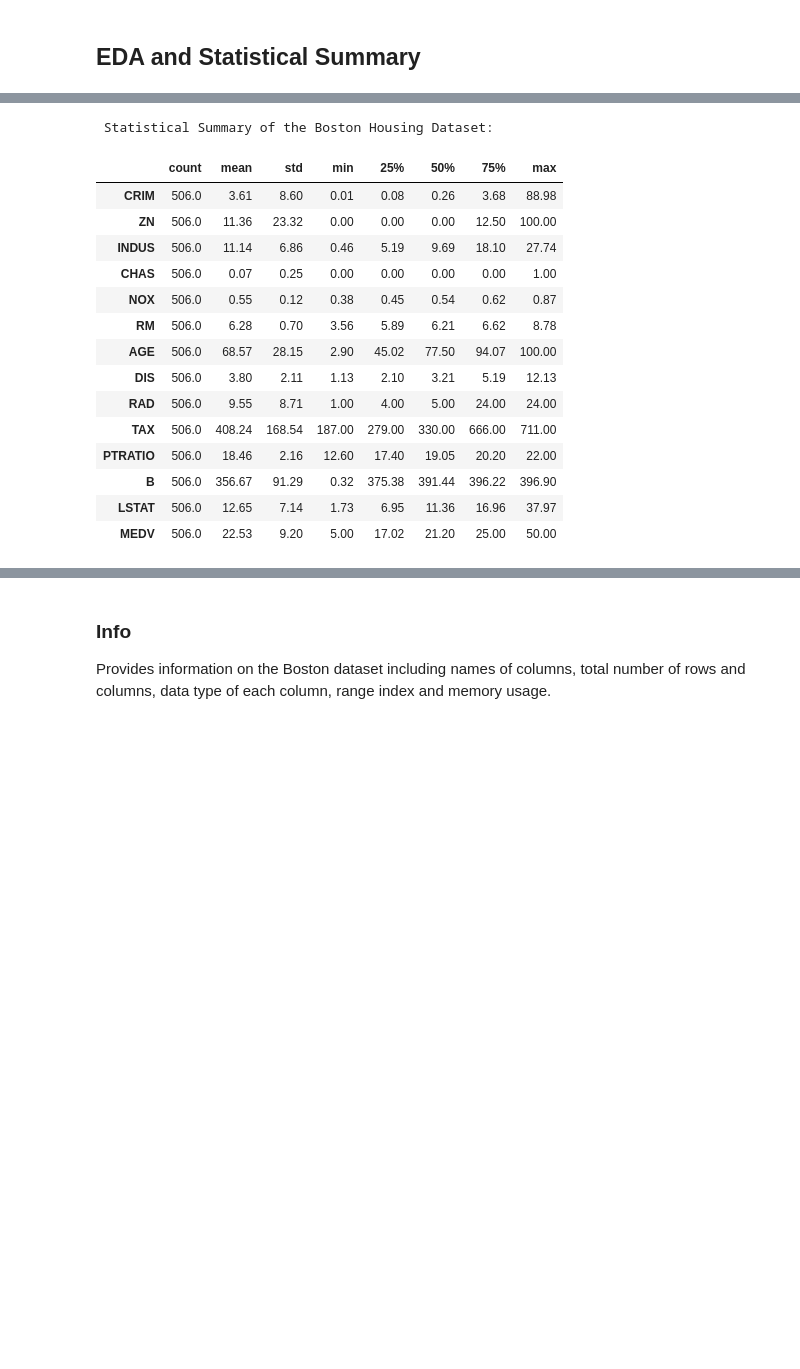
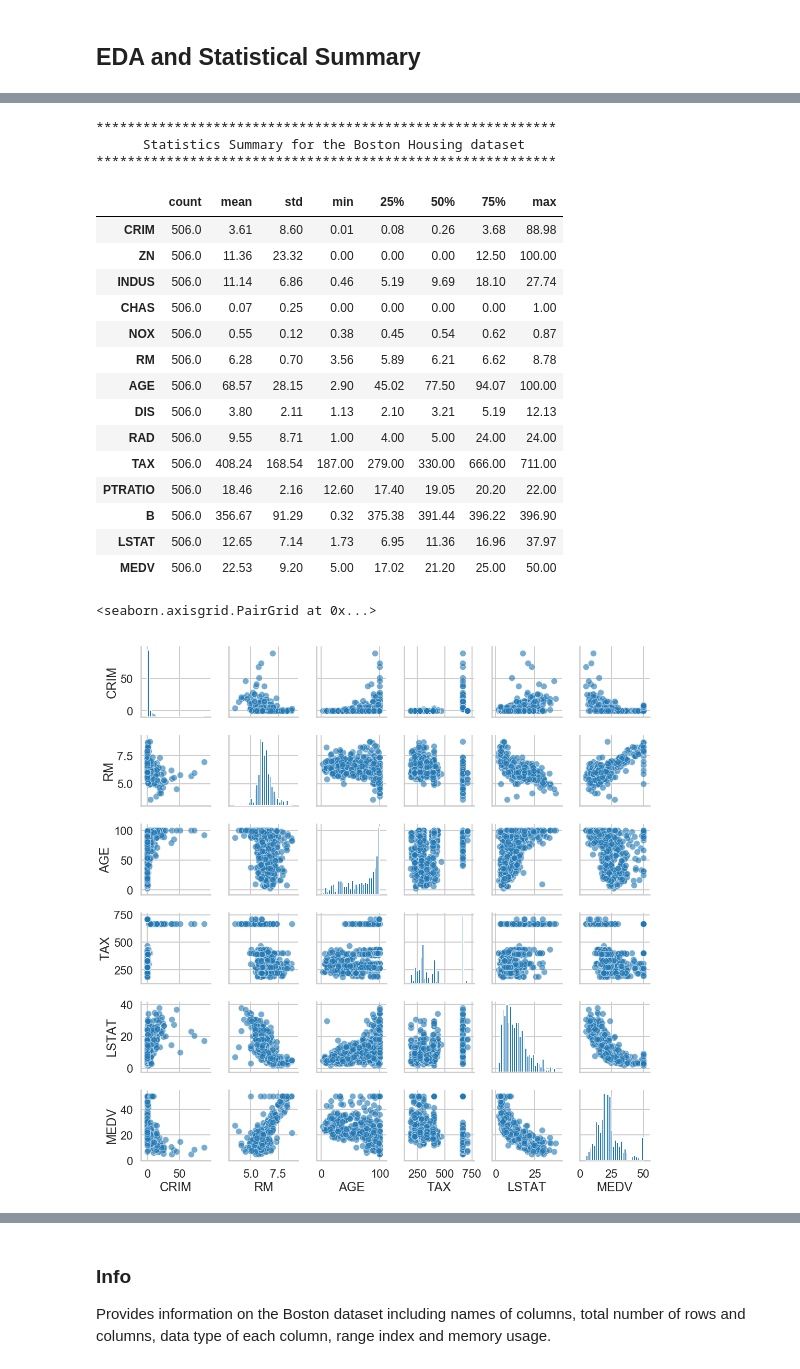
Before and after one commit to Roisin-Fallon/Machine-Learning-and-Statistics-Assessment-2019, a Jupyter notebook: Project.ipynb, the cells around one changed output, grey strips where cells are left out. Saved outputs shown, nothing was run; the diff lists cells and outputs as text; code cells hidden in the pictures; blank space fills up the shorter version.

Commit message:
Added to MEDV and bit for predict improved layout of section 1

```diff
--- a/Project.ipynb
+++ b/Project.ipynb
@@ -272,8 +281,14 @@ plt.show()
 # %%
-print("\n Statistical Summary of the Boston Housing Dataset: \n")
+# Show the calculated statistics * 1000 as the values in the boston dataaset are in the '000s'
+
+print("\n***********************************************************")
+print("      Statistics Summary for the Boston Housing dataset")
+print("***********************************************************")
 df.describe(include='all').T.round(2)
 # %% [output]
- Statistical Summary of the Boston Housing Dataset:
+***********************************************************
+      Statistics Summary for the Boston Housing dataset
+***********************************************************
 |  | count | mean | std | min | 25% | 50% | 75% | max |
 | CRIM | 506.0 | 3.61 | 8.60 | 0.01 | 0.08 | 0.26 | 3.68 | 88.98 |
 | ZN | 506.0 | 11.36 | 23.32 | 0.00 | 0.00 | 0.00 | 12.50 | 100.00 |
@@ -289,3 +304,11 @@ df.describe(include='all').T.round(2)
 | B | 506.0 | 356.67 | 91.29 | 0.32 | 375.38 | 391.44 | 396.22 | 396.90 |
 | LSTAT | 506.0 | 12.65 | 7.14 | 1.73 | 6.95 | 11.36 | 16.96 | 37.97 |
 | MEDV | 506.0 | 22.53 | 9.20 | 5.00 | 17.02 | 21.20 | 25.00 | 50.00 |
+# %%
+# plot pairwise relationships in the dataset fitting linear regression models to the scatter plots
+# Adapted from: https://subscription.packtpub.com/book/programming/9781789804744/1/ch01lvl1sec11/our-first-analysis-the-boston-housing-dataset
+cols = ['CRIM', 'RM', 'AGE', 'TAX', 'LSTAT', 'MEDV']
+sns.pairplot(df[cols], plot_kws={'alpha': 0.6}, diag_kws={'bins': 30})
+# %% [output]
+<seaborn.axisgrid.PairGrid at 0x...>
+[figure, added]
```
Also changed, not shown: parts of 41 cells of this notebook, 8 other files.
